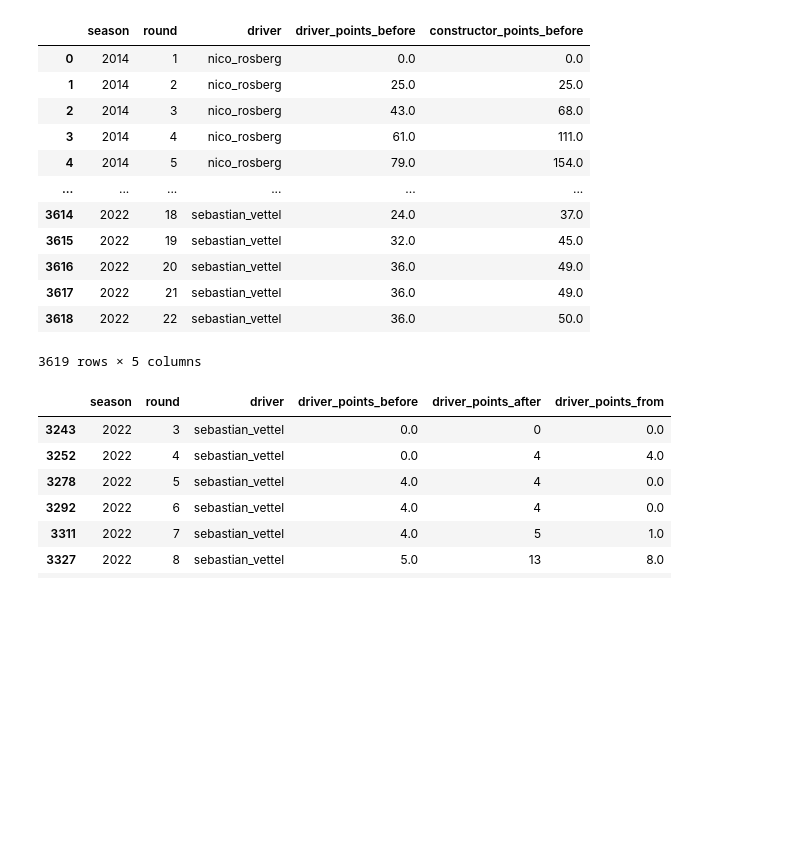
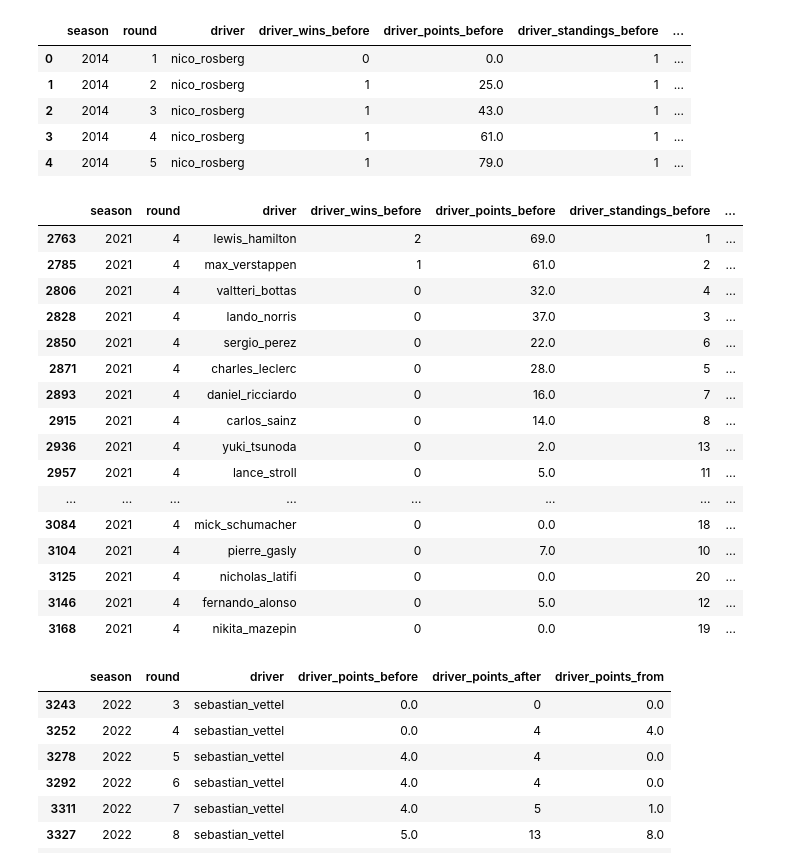
Before and after one commit to ollyjc99/f1-analytics, a Jupyter notebook: data processing/data-processing.ipynb, the cells around one changed output. Drawn from its saved outputs; the diff is of its cells as text; code cells hidden in the pictures; blank space fills up the shorter version.

```diff
--- a/data processing/data-processing.ipynb
+++ b/data processing/data-processing.ipynb
@@ -25,45 +25,70 @@ points_before = {
     'season': [],
     'round': [],
     'driver': [],
+    'driver_wins_before': [],
     'driver_points_before': [],
-    'constructor_points_before': []
+    'driver_standings_before': [],
+    'constructor_wins_before': [],
+    'constructor_points_before': [],
+    'constructor_standings_before': []
 }
 # %%
 grouped = df.groupby(['season'])
 
 for season, group in grouped:
     drivers = group.driver.unique()
     for driver in drivers:
         q = group.query('driver ==@driver')
         for index in list(range(len(q))):
             points_before['season'].append(season)
             points_before['round'].append(q.iloc[index]['round'])
             points_before['driver'].append(driver)
             n = q.iloc[index-1]
             if index != 0:
                 points_before['driver_points_before'].append(n.driver_points_after)
+                points_before['driver_wins_before'].append(n.driver_wins_after)
+                points_before['driver_standings_before'].append(n.driver_standings_pos_after)
                 points_before['constructor_points_before'].append(n.constructor_points_after)
+                points_before['constructor_standings_before'].append(n.constructor_standings_pos_after)
+                points_before['constructor_wins_before'].append(n.constructor_wins_after)
             else:
                 points_before['driver_points_before'].append(0.0)
+                points_before['driver_wins_before'].append(0)
+                points_before['driver_standings_before'].append(1)
                 points_before['constructor_points_before'].append(0.0)
+                points_before['constructor_standings_before'].append(1)
+                points_before['constructor_wins_before'].append(0)
 
 
 points_before = pd.DataFrame(points_before)
-points_before
+points_before.head()
 # %% [output]
-|  | season | round | driver | driver_points_before | constructor_points_before |
-| 0 | 2014 | 1 | nico_rosberg | 0.0 | 0.0 |
-| 1 | 2014 | 2 | nico_rosberg | 25.0 | 25.0 |
-| 2 | 2014 | 3 | nico_rosberg | 43.0 | 68.0 |
-| 3 | 2014 | 4 | nico_rosberg | 61.0 | 111.0 |
-| 4 | 2014 | 5 | nico_rosberg | 79.0 | 154.0 |
-| ... | ... | ... | ... | ... | ... |
-| 3614 | 2022 | 18 | sebastian_vettel | 24.0 | 37.0 |
-| 3615 | 2022 | 19 | sebastian_vettel | 32.0 | 45.0 |
-| 3616 | 2022 | 20 | sebastian_vettel | 36.0 | 49.0 |
-| 3617 | 2022 | 21 | sebastian_vettel | 36.0 | 49.0 |
-| 3618 | 2022 | 22 | sebastian_vettel | 36.0 | 50.0 |
+|  | season | round | driver | driver_wins_before | driver_points_before | driver_standings_before | ... |
+| 0 | 2014 | 1 | nico_rosberg | 0 | 0.0 | 1 | ... |
+| 1 | 2014 | 2 | nico_rosberg | 1 | 25.0 | 1 | ... |
+| 2 | 2014 | 3 | nico_rosberg | 1 | 43.0 | 1 | ... |
+| 3 | 2014 | 4 | nico_rosberg | 1 | 61.0 | 1 | ... |
+| 4 | 2014 | 5 | nico_rosberg | 1 | 79.0 | 1 | ... |
-3619 rows × 5 columns
+# %%
+points_before.query('season == 2021  & round == 4')
+# %% [output]
+|  | season | round | driver | driver_wins_before | driver_points_before | driver_standings_before | ... |
+| 2763 | 2021 | 4 | lewis_hamilton | 2 | 69.0 | 1 | ... |
+| 2785 | 2021 | 4 | max_verstappen | 1 | 61.0 | 2 | ... |
+| 2806 | 2021 | 4 | valtteri_bottas | 0 | 32.0 | 4 | ... |
+| 2828 | 2021 | 4 | lando_norris | 0 | 37.0 | 3 | ... |
+| 2850 | 2021 | 4 | sergio_perez | 0 | 22.0 | 6 | ... |
+| 2871 | 2021 | 4 | charles_leclerc | 0 | 28.0 | 5 | ... |
+| 2893 | 2021 | 4 | daniel_ricciardo | 0 | 16.0 | 7 | ... |
+| 2915 | 2021 | 4 | carlos_sainz | 0 | 14.0 | 8 | ... |
+| 2936 | 2021 | 4 | yuki_tsunoda | 0 | 2.0 | 13 | ... |
+| 2957 | 2021 | 4 | lance_stroll | 0 | 5.0 | 11 | ... |
+| ... | ... | ... | ... | ... | ... | ... | ... |
+| 3084 | 2021 | 4 | mick_schumacher | 0 | 0.0 | 18 | ... |
+| 3104 | 2021 | 4 | pierre_gasly | 0 | 7.0 | 10 | ... |
+| 3125 | 2021 | 4 | nicholas_latifi | 0 | 0.0 | 20 | ... |
+| 3146 | 2021 | 4 | fernando_alonso | 0 | 5.0 | 12 | ... |
+| 3168 | 2021 | 4 | nikita_mazepin | 0 | 0.0 | 19 | ... |
 # %%
 df1 = pd.merge(df, points_before, how='inner', on=['season', 'round', 'driver'])
 # %%
```
Also changed, not shown: parts of 4 cells of this notebook, 1 other file.
